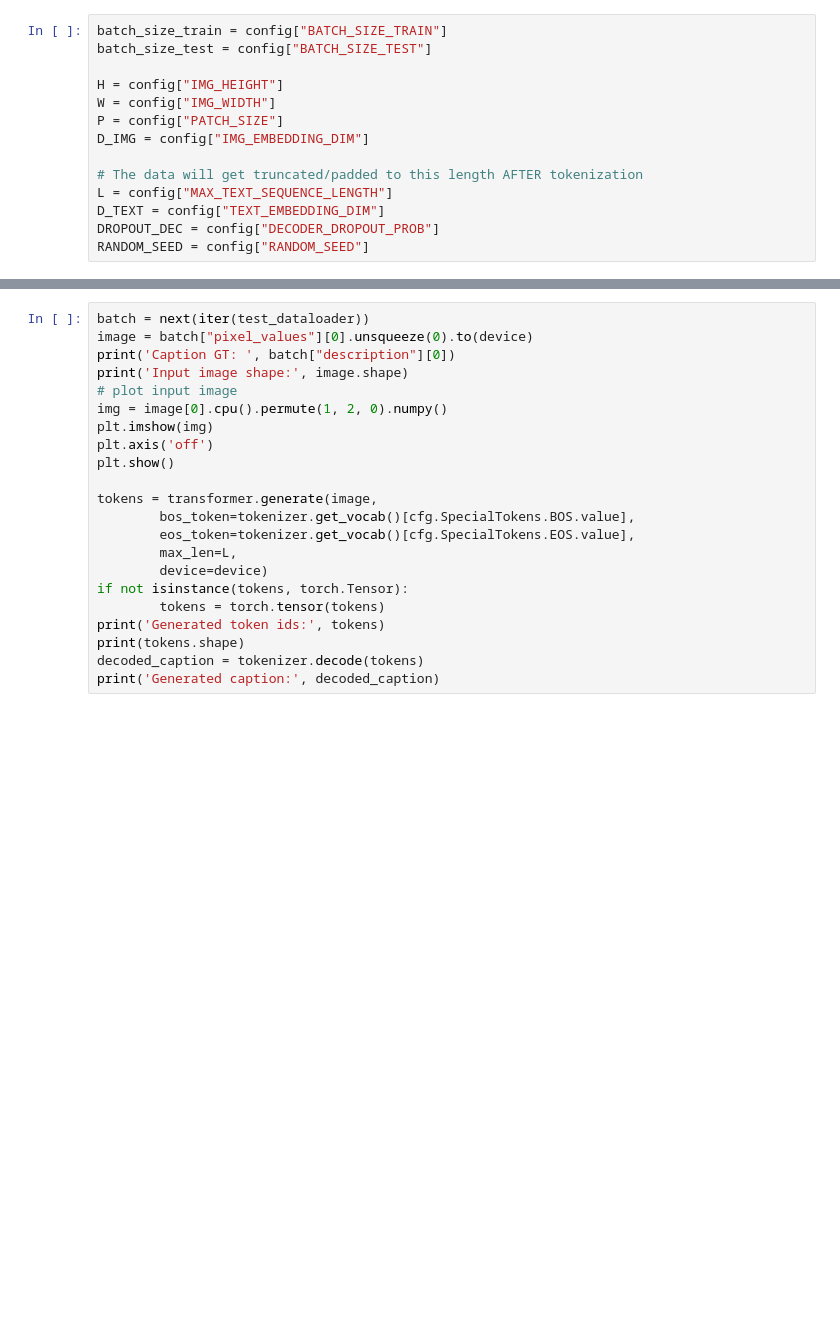
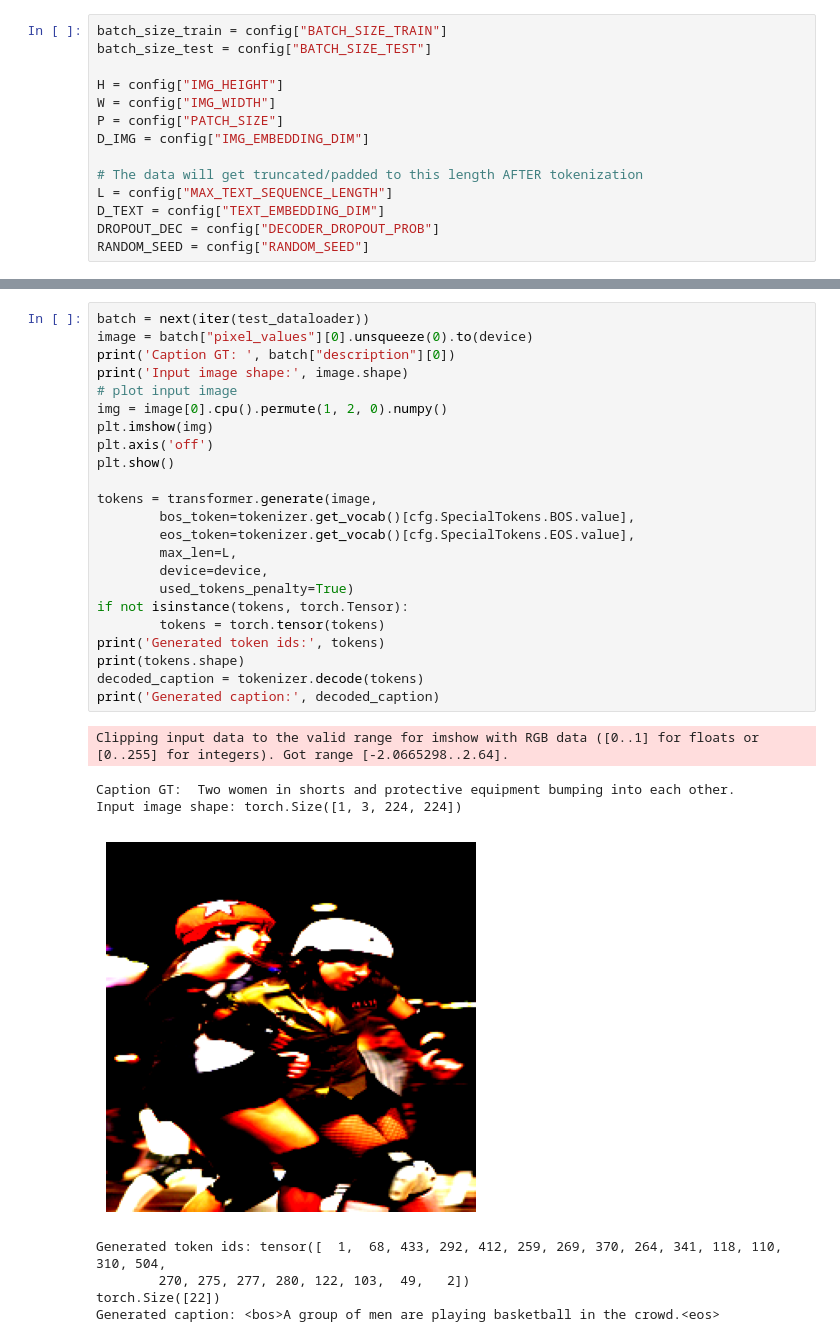
Before and after one commit to Incomprehensible/Transformer-Image-Captioning, a Jupyter notebook: run_inference.ipynb, the cells around one changed output, grey strips where cells are left out. Cells and saved outputs as stored; diff of their text form; blank space fills up the shorter version.

```diff
--- a/run_inference.ipynb
+++ b/run_inference.ipynb
@@ -129,22 +175,32 @@ print('Generated caption:', decoded_caption)
 # %%
 batch = next(iter(test_dataloader))
 image = batch["pixel_values"][0].unsqueeze(0).to(device)
 print('Caption GT: ', batch["description"][0])
 print('Input image shape:', image.shape)
 # plot input image
 img = image[0].cpu().permute(1, 2, 0).numpy()
 plt.imshow(img)
 plt.axis('off')
 plt.show()
 
 tokens = transformer.generate(image,
         bos_token=tokenizer.get_vocab()[cfg.SpecialTokens.BOS.value],
         eos_token=tokenizer.get_vocab()[cfg.SpecialTokens.EOS.value],
         max_len=L,
-        device=device)
+        device=device,
+        used_tokens_penalty=True)
 if not isinstance(tokens, torch.Tensor):
         tokens = torch.tensor(tokens)
 print('Generated token ids:', tokens)
 print(tokens.shape)
 decoded_caption = tokenizer.decode(tokens)
 print('Generated caption:', decoded_caption)
+# %% [output]
+Clipping input data to the valid range for imshow with RGB data ([0..1] for floats or [0..255] for integers). Got range [-2.0665298..2.64].
+Caption GT:  Two women in shorts and protective equipment bumping into each other.
+Input image shape: torch.Size([1, 3, 224, 224])
+[figure, added]
+Generated token ids: tensor([  1,  68, 433, 292, 412, 259, 269, 370, 264, 341, 118, 110, 310, 504,
+        270, 275, 277, 280, 122, 103,  49,   2])
+torch.Size([22])
+Generated caption: <bos>A group of men are playing basketball in the crowd.<eos>
```
Also changed, not shown: parts of 6 cells of this notebook, 4 other files.
